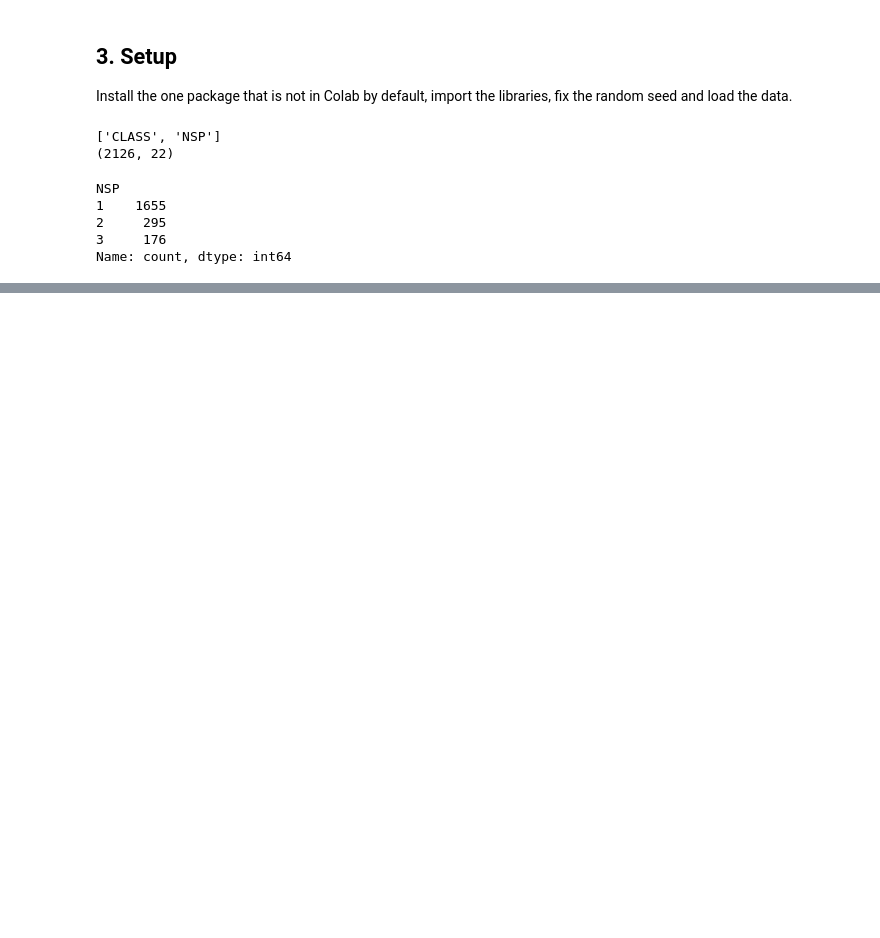
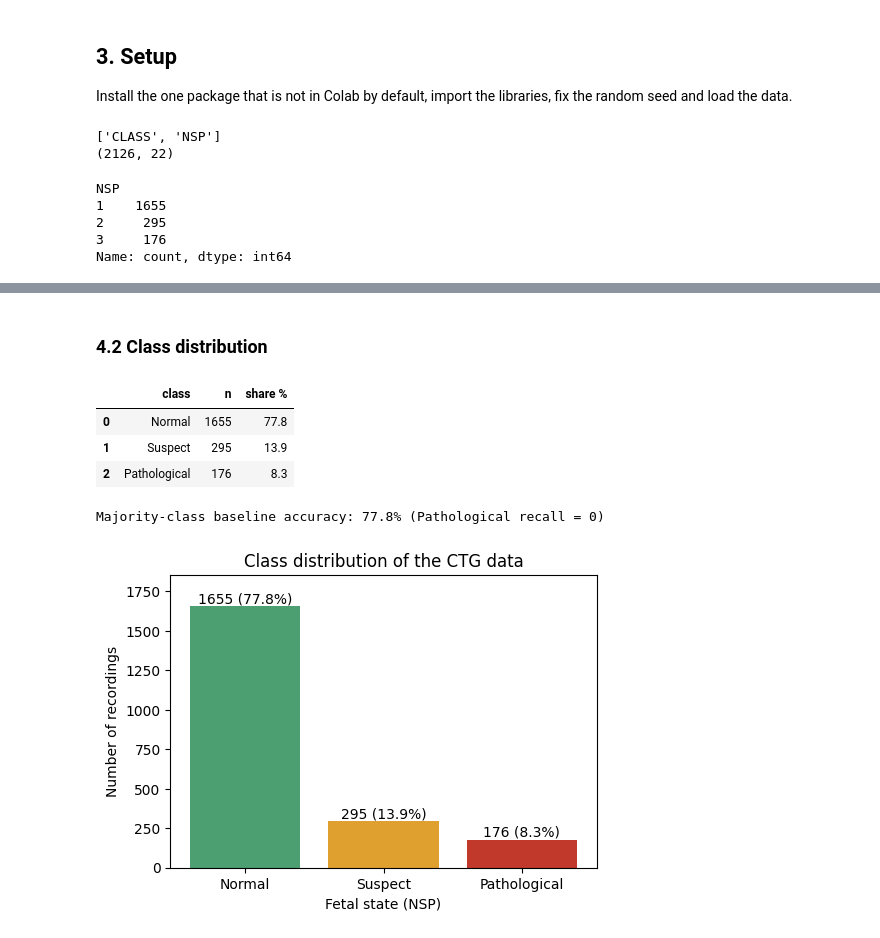
Before and after one commit to feyzakrp/se309-21-fetal-health, a Jupyter notebook: se309-21-fetal-health.ipynb, the cells around one changed output, grey strips where cells are left out. Saved outputs shown, nothing was run; the diff lists cells and outputs as text; code cells hidden in the pictures; blank space fills up the shorter version.

```diff
--- a/se309-21-fetal-health.ipynb
+++ b/se309-21-fetal-health.ipynb
@@ -62,0 +148,34 @@ Name: count, dtype: int64
+# %% [markdown]
+### 4.2 Class distribution
+# %%
+class_names = {1: "Normal", 2: "Suspect", 3: "Pathological"}
+class_colors = {1: "#4C9F70", 2: "#E0A030", 3: "#C0392B"}
+
+counts = df["NSP"].value_counts().sort_index()
+summary = pd.DataFrame({
+    "class": counts.index.map(class_names),
+    "n": counts.values,
+    "share %": (counts / len(df) * 100).round(1).values,
+})
+display(summary)
+print(f"Majority-class baseline accuracy: {counts.max() / len(df):.1%} (Pathological recall = 0)")
+
+os.makedirs("images", exist_ok=True)
+fig, ax = plt.subplots(figsize=(5.5, 3.8))
+bars = ax.bar([class_names[k] for k in counts.index], counts.values,
+              color=[class_colors[k] for k in counts.index])
+for bar, n, s in zip(bars, counts.values, summary["share %"]):
+    ax.text(bar.get_x() + bar.get_width() / 2, n + 20, f"{n} ({s}%)", ha="center")
+ax.set_xlabel("Fetal state (NSP)")
+ax.set_ylabel("Number of recordings")
+ax.set_title("Class distribution of the CTG data")
+ax.set_ylim(0, counts.max() * 1.12)
+plt.savefig("images/eda_class_distribution.png", dpi=150, bbox_inches="tight")
+plt.show()
+# %% [output]
+|  | class | n | share % |
+| 0 | Normal | 1655 | 77.8 |
+| 1 | Suspect | 295 | 13.9 |
+| 2 | Pathological | 176 | 8.3 |
+Majority-class baseline accuracy: 77.8% (Pathological recall = 0)
+[figure, added]
```
Also changed, not shown: parts of 20 cells of this notebook.
